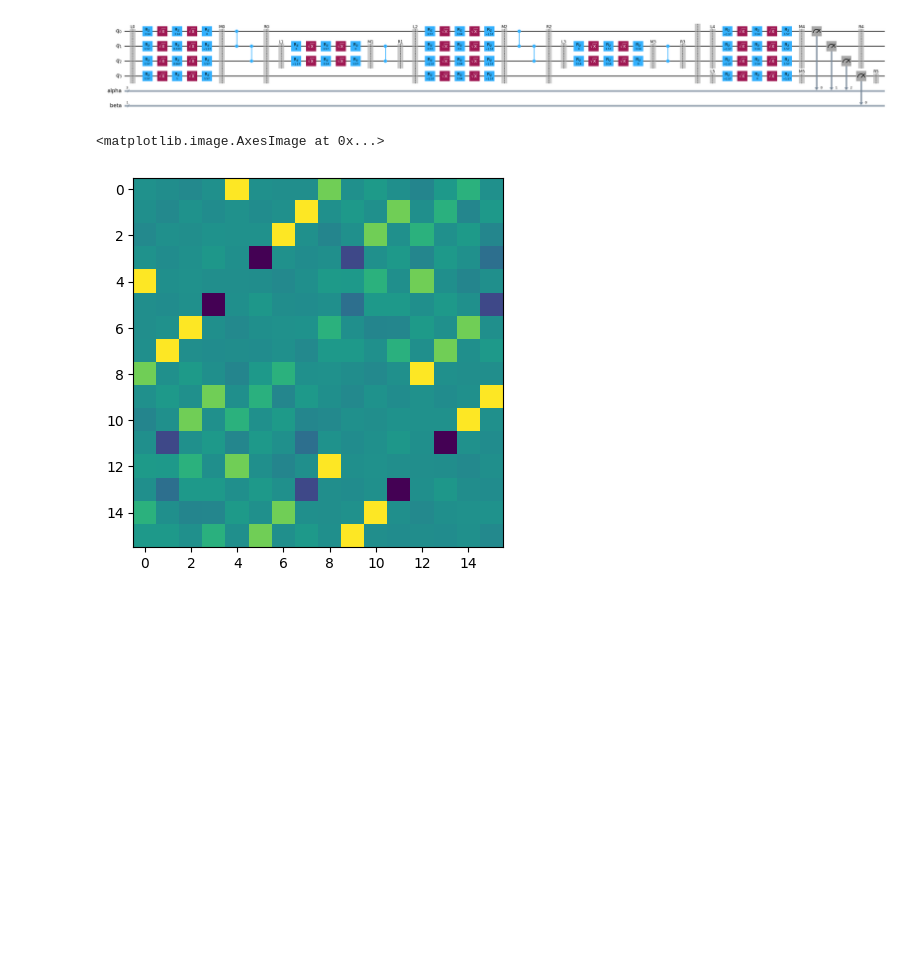
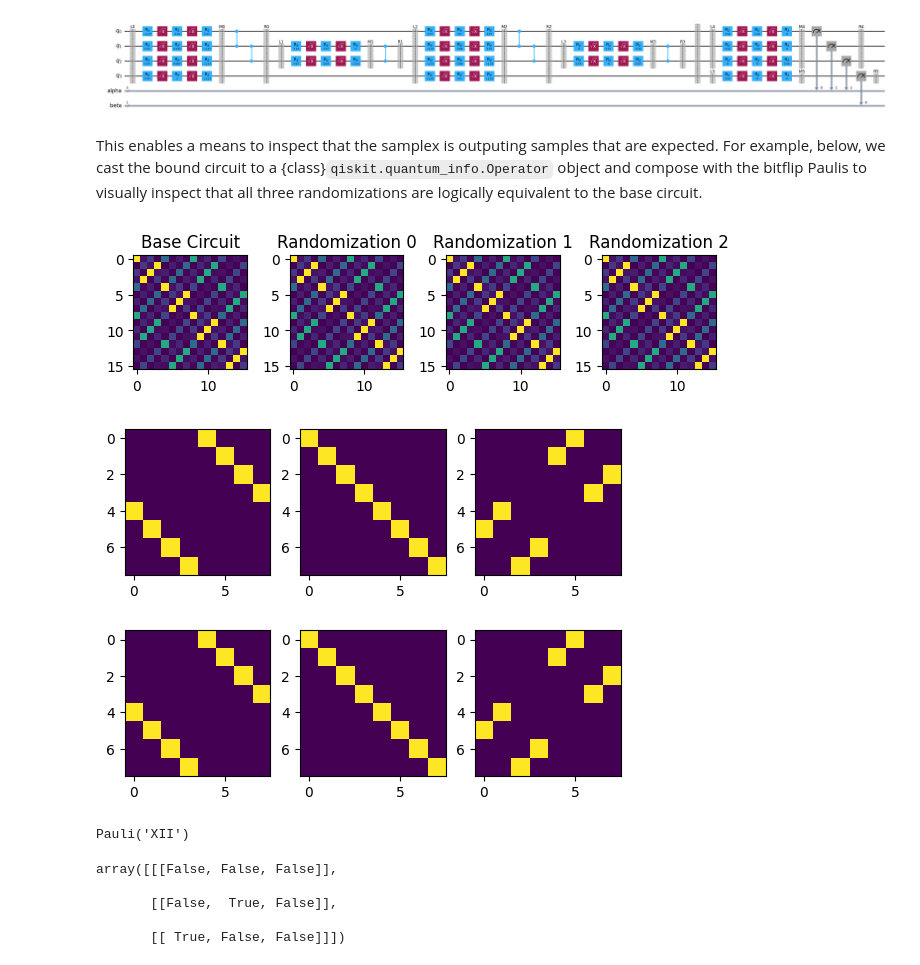
Before and after one commit to Qiskit/samplomatic, a Jupyter notebook: docs/guides/samplex_io.ipynb, the cells around one changed output. Cells and saved outputs as stored; diff of their text form; code cells hidden in the pictures; blank space fills up the shorter version.

Commit message:
add a section of qubit ordering

```diff
--- a/docs/guides/samplex_io.ipynb
+++ b/docs/guides/samplex_io.ipynb
@@ -285,15 +285,76 @@ bound_template = template.assign_parameters(outputs["parameter_values"][2])
 bound_template.draw("mpl", fold=1000)
 # %% [output]
 [figure]
+# %% [markdown]
+This enables a means to inspect that the samplex is outputing samples that are expected.
+For example, below, we cast the bound circuit to a {class}`qiskit.quantum_info.Operator` object and compose with the bitflip Paulis to visually inspect that all three randomizations are logically equivalent to the base circuit.
+# %%
+from qiskit.transpiler import PassManager
+
+from samplomatic.transpiler.passes import InlineBoxes
+
+# Operator requires that we unpack all of the boxes first
+unboxed = PassManager([InlineBoxes()]).run(circuit).assign_parameters(inputs["parameter_values"])
+# We want to plot unitary matrix amplitudes, so we need to remove the non-unitary measurements
+unboxed.remove_final_measurements()
+unboxed_unitary = Operator(unboxed)
+
+# Plot magnitudes of the unitary matrix represenation of the circuit
+plt.subplot(1, 4, 1)
+plt.imshow(np.abs(unboxed_unitary))
+plt.title("Base Circuit")
+
+# For each randomization we sampled, plot the unitary matrix representation
+for idx in range(3):
+    bound_template = template.assign_parameters(outputs["parameter_values"][idx])
+    bound_template.remove_final_measurements()
+
+    # Our example does measurement twirling by compiling random bitflip gates before the
+    # measurements, so we need to undo these at the operator level for each randomization.
+    # We do this by casting them to Paulis and composing with the bound circuit's unitary
+    alpha_flips = Pauli(([0, 0, 0], outputs["measurement_flips.alpha"][idx, 0]))
+    beta_flips = Pauli(([0], outputs["measurement_flips.beta"][idx, 0]))
+    flips = beta_flips ^ alpha_flips
+    bound_unitary = Operator(bound_template) & flips
+
+    # Plot magnitudes of the unitary matrix represenation of the circuit
+    plt.subplot(1, 4, idx + 2)
+    plt.imshow(np.abs(bound_unitary))
+    plt.title(f"Randomization {idx}")
+
+plt.tight_layout()
+# %% [output]
+[figure, added]
 # %%
-alpha_flips = Pauli(([0, 0, 0], outputs["measurement_flips.alpha"][2, 0]))
-beta_flips = Pauli(([0], outputs["measurement_flips.beta"][2, 0]))
+circuit = QuantumCircuit(3)
+with circuit.box([Twirl()]):
+    circuit.noop(range(circuit.num_qubits))
+with circuit.box([Twirl()]):
+    circuit.measure_all()
 
-flips = beta_flips ^ alpha_flips
-flips = alpha_flips ^ beta_flips
+template, samplex = build(circuit)
+outputs = samplex.sample(samplex.inputs(), num_randomizations=3)
 
-bound_template.remove_final_measurements()
-plt.imshow(np.real(Operator(bound_template) @ flips))
+for idx in range(3):
+    bound_template = template.assign_parameters(outputs["parameter_values"][idx])
+    flips = Pauli(([0] * circuit.num_qubits, outputs["measurement_flips.meas"][idx, 0]))
+
+    bound_template.remove_final_measurements()
+    plt.subplot(2, 3, idx + 1)
+    plt.imshow(np.abs(Operator(bound_template)))
+    plt.subplot(2, 3, idx + 4)
+    plt.imshow(np.abs(Operator(flips)))
 # %% [output]
-<matplotlib.image.AxesImage at 0x...>
-[figure, old version]
+[figure, new version]
+# %%
+flips
+# %% [output]
+Pauli('XII')
+# %%
+outputs["measurement_flips.meas"]
+# %% [output]
+array([[[False, False, False]],
+
+       [[False,  True, False]],
+
+       [[ True, False, False]]])
```
Also changed, not shown: parts of 1 cell of this notebook.
